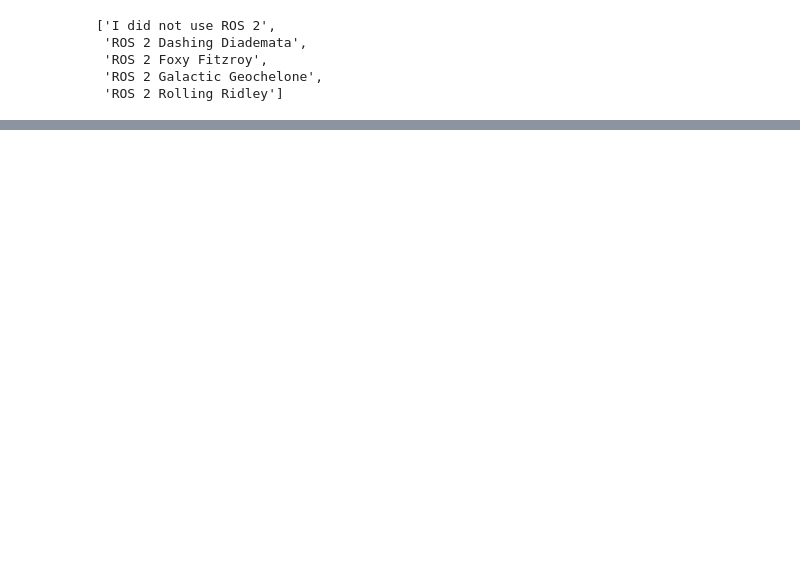
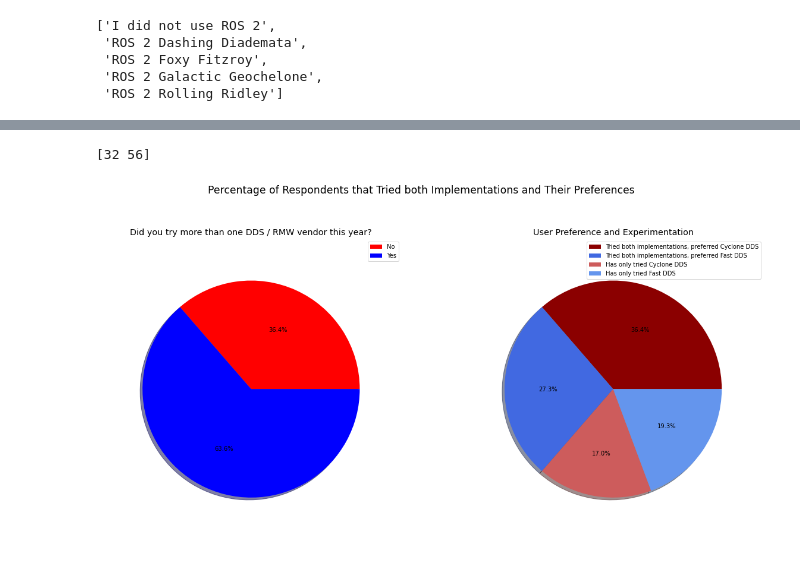
Before and after one commit to osrf/TSC-RMW-Reports, a Jupyter notebook: humble/notebooks/SurveyPlots.ipynb, the cells around one changed output, grey strips where cells are left out. Saved outputs shown, nothing was run; the diff lists cells and outputs as text; code cells hidden in the pictures; blank space fills up the shorter version.

```diff
--- a/humble/notebooks/SurveyPlots.ipynb
+++ b/humble/notebooks/SurveyPlots.ipynb
@@ -149,2 +152,54 @@ plt.show()
+# %%
+cm = plt.get_cmap('Reds')
+# Now do the user choice
+fig, ax = plt.subplots(1,2,figsize=(20, 10))
+plt.suptitle("Percentage of Respondents that Tried both Implementations and Their Preferences",fontsize="xx-large")
+
+################################################
+title = "Did you try more than one DDS / RMW vendor this year?"
+ax[0].set_title(title,fontsize="x-large")
+
+names = df.groupby("switch").count()["ts"].keys().tolist()
+vals = df.groupby("switch").count()["ts"].values
+print(vals)
+patches,text,auto =ax[0].pie(vals,autopct='%1.1f%%', colors=["red","blue"], shadow=True,radius=0.9)
+ax[0].legend(names)
+################################################
+
+out =  df.groupby(["switch"])
+switch = out.get_group("Yes")
+names = switch.groupby("choice").count()["ts"].keys().tolist()
+vals = switch.groupby("choice").count()["ts"].tolist()
+
+new_names = []
+for name in names:
+    new_names.append("Tried both implementations, preferred " + name)
+names = new_names
+
+out =  df.groupby(["switch"])
+no_switch = out.get_group("No")
+vals2 = no_switch.groupby("choice").count()["ts"].tolist()
+names2 = no_switch.groupby("choice").count()["ts"].keys().tolist()
+
+new_names2 = []
+for name in names2:
+    new_names2.append("Has only tried " + name)
+names2 = new_names2
+
+
+vals = vals + vals2
+names = names + names2
+
+colors = ["darkred","royalblue","indianred","cornflowerblue"]
+
+patches,text,auto =ax[1].pie(vals, autopct='%1.1f%%',colors=colors, shadow=True,radius=0.9)
+ax[1].legend(names)
+title = "User Preference and Experimentation"
+ax[1].set_title(title,fontsize="x-large")
+plt.savefig("./plots/SwitchChoice.png")
+plt.show()
+# %% [output]
+[32 56]
+[figure, added]
 # %%
 fig, ax = plt.subplots(2,1,figsize=(20, 20))
```
Also changed, not shown: parts of 4 cells of this notebook, 4 other files.
